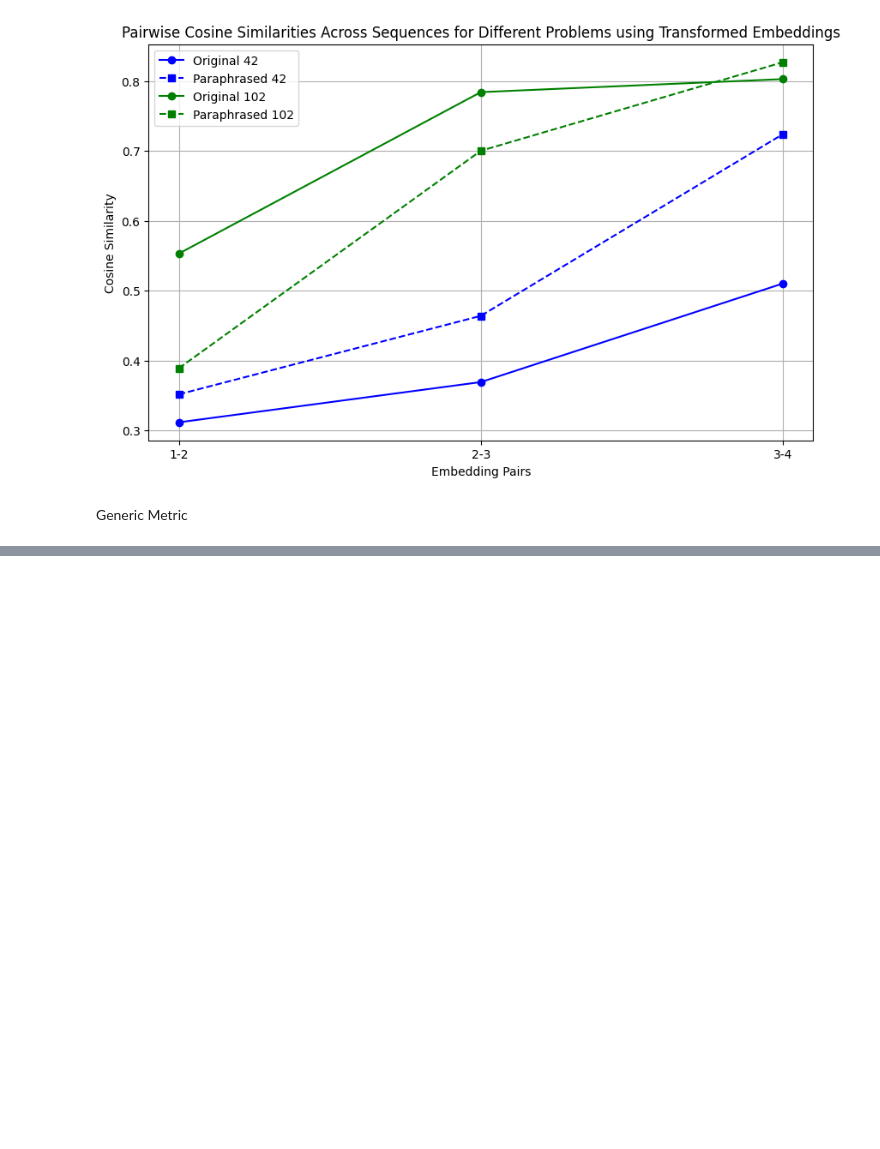
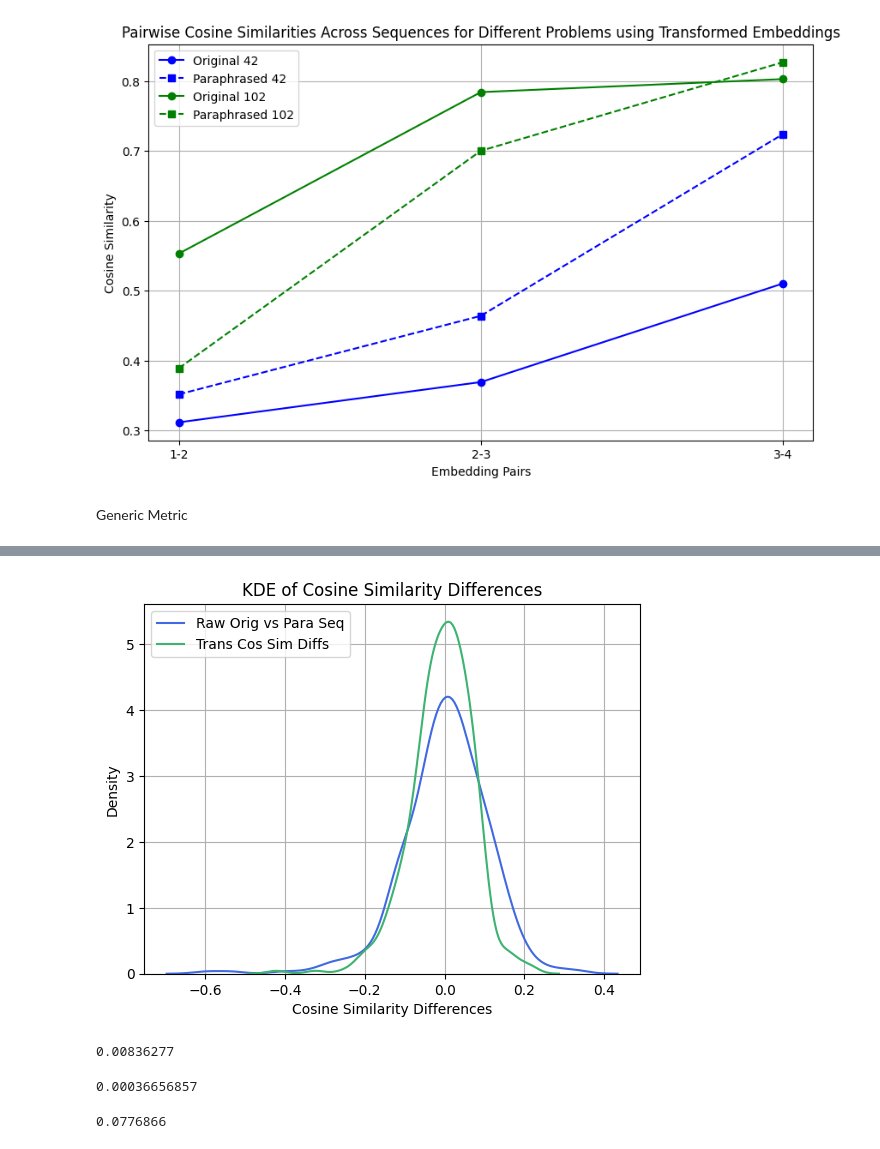
Before and after one commit to vivekvajipey/reasoning-topics, a Jupyter notebook: contrastive/cl_transform_analysis.ipynb, the cells around one changed output, grey strips where cells are left out. Saved outputs shown, nothing was run; the diff lists cells and outputs as text; code cells hidden in the pictures; blank space fills up the shorter version.

```diff
--- a/contrastive/cl_transform_analysis.ipynb
+++ b/contrastive/cl_transform_analysis.ipynb
@@ -757,0 +821,4 @@ plot_pairwise_metrics_raw_and_transformed('Cosine Similarity', cot_collection, p
+# %%
+res_raw, res_trans = calculate_metric_diff_across_sequence_raw_vs_trans("Cosine Similarity", sent_transformer, model, df)
+# %%
+problem_df = pd.read_csv('data/113_gsm8k_gpt35_cot_responses_autograded.csv')
@@ -757,0 +841,3 @@ plot_pairwise_metrics_raw_and_transformed('Cosine Similarity', cot_collection, p
+# %%
+problem_df['Raw Orig vs Para Seq Pairwise Cos Sim Diffs'] = res_raw
+problem_df['Transformed Orig vs Para Seq Pairwise Cos Sim Diffs'] = res_trans
@@ -757,0 +856,30 @@ plot_pairwise_metrics_raw_and_transformed('Cosine Similarity', cot_collection, p
+# %%
+all_raw_cossim_diffs = np.array(sum(problem_df['Raw Orig vs Para Seq Pairwise Cos Sim Diffs'], []))
+all_trans_cossim_diffs = np.array(sum(problem_df['Transformed Orig vs Para Seq Pairwise Cos Sim Diffs'], []))
+
+train_raw_cossim_diffs = np.array(sum(train_problem_df['Raw Orig vs Para Seq Pairwise Cos Sim Diffs'], []))
+train_trans_cossim_diffs = np.array(sum(train_problem_df['Transformed Orig vs Para Seq Pairwise Cos Sim Diffs'], []))
+# %%
+sns.kdeplot(all_raw_cossim_diffs, color='royalblue', label='Raw Orig vs Para Seq')
+sns.kdeplot(all_trans_cossim_diffs, color='mediumseagreen', label='Trans Cos Sim Diffs')
+
+plt.title('KDE of Cosine Similarity Differences')
+plt.xlabel('Cosine Similarity Differences')
+plt.ylabel('Density')
+plt.grid(True)
+plt.legend()
+plt.show()
+# %% [output]
+[figure, added]
+# %%
+np.median(all_raw_cossim_diffs)
+# %% [output]
+0.00836277
+# %%
+np.median(all_trans_cossim_diffs )
+# %% [output]
+0.00036656857
+# %%
+np.std(all_trans_cossim_diffs)
+# %% [output]
+0.0776866
```
Also changed, not shown: parts of 20 cells of this notebook, 7 other files.
